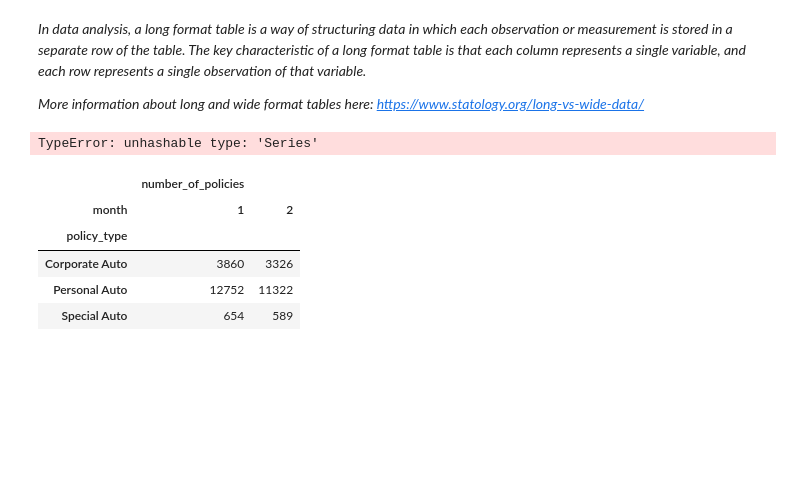
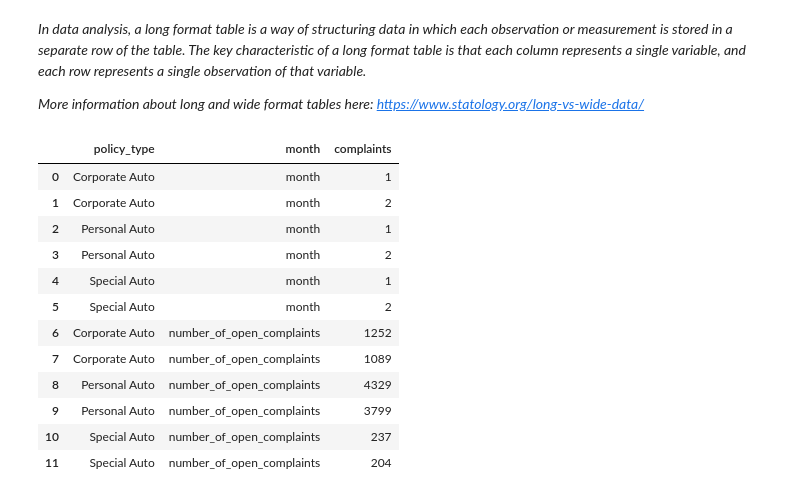
Before and after one commit to Invierno89/lab-dw-data-structuring-and-combining, a Jupyter notebook: lab-dw-data-structuring-and-combining.ipynb, the cells around one changed output. Drawn from its saved outputs; the diff is of its cells as text; code cells hidden in the pictures; blank space fills up the shorter version.

```diff
--- a/lab-dw-data-structuring-and-combining.ipynb
+++ b/lab-dw-data-structuring-and-combining.ipynb
@@ -455,15 +416,23 @@ Show it in a long format table.
 *More information about long and wide format tables here: https://www.statology.org/long-vs-wide-data/*
 # %%
 # Your code goes here
-df_marketing_pivot03 = df_marketing.pivot_table(index='policy_type', columns='month', values=[df_marketing['month'].value_counts()], aggfunc='sum')
+# df_marketing_pivot03 = df_marketing.pivot_table(index='policy_type', columns='month', values=[df_marketing['month'].value_counts()], aggfunc='sum')
+
+complaints_by_policy_month = df_marketing.groupby(['policy_type', 'month']).agg({'number_of_open_complaints':'count'}).reset_index()
+long_format_complaints = complaints_by_policy_month.melt(id_vars=['policy_type'], var_name='month', value_name='complaints')
-# %% [output]
-TypeError: unhashable type: 'Series'
 # %%
-df_marketing_pivot03
+long_format_complaints
 # %% [output]
-|  | number_of_policies |  |
-| month | 1 | 2 |
-| policy_type |  |  |
-| Corporate Auto | 3860 | 3326 |
-| Personal Auto | 12752 | 11322 |
-| Special Auto | 654 | 589 |
+|  | policy_type | month | complaints |
+| 0 | Corporate Auto | month | 1 |
+| 1 | Corporate Auto | month | 2 |
+| 2 | Personal Auto | month | 1 |
+| 3 | Personal Auto | month | 2 |
+| 4 | Special Auto | month | 1 |
+| 5 | Special Auto | month | 2 |
+| 6 | Corporate Auto | number_of_open_complaints | 1252 |
+| 7 | Corporate Auto | number_of_open_complaints | 1089 |
+| 8 | Personal Auto | number_of_open_complaints | 4329 |
+| 9 | Personal Auto | number_of_open_complaints | 3799 |
+| 10 | Special Auto | number_of_open_complaints | 237 |
+| 11 | Special Auto | number_of_open_complaints | 204 |
```
Also changed, not shown: parts of 15 cells of this notebook.
